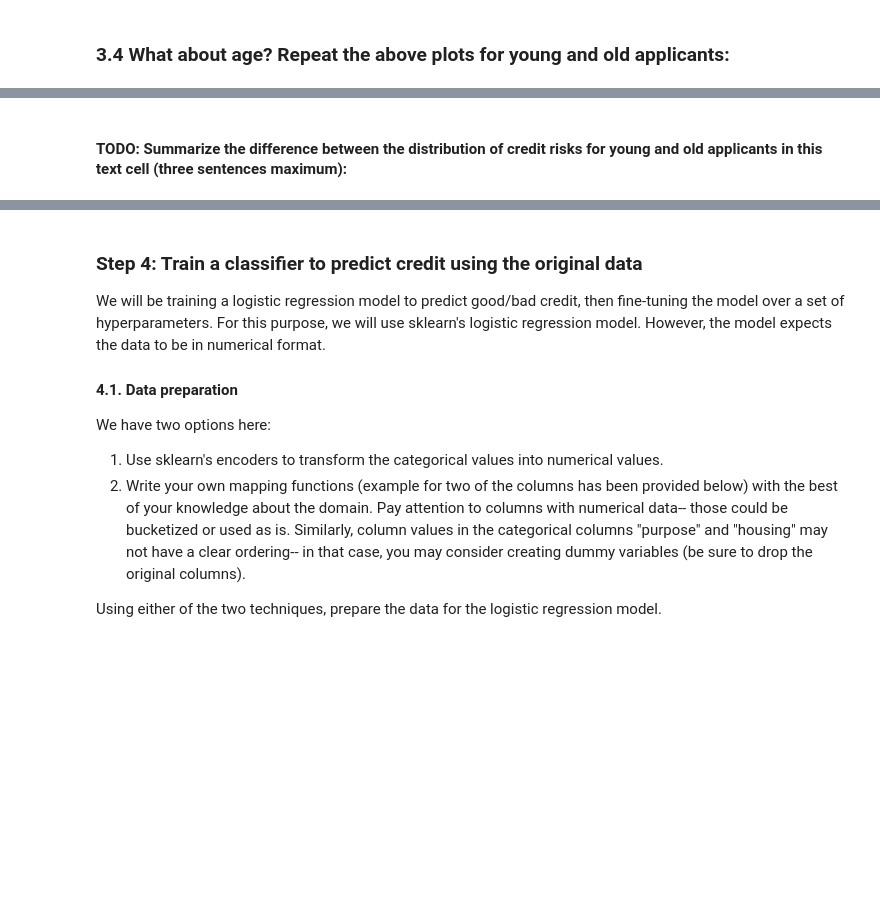
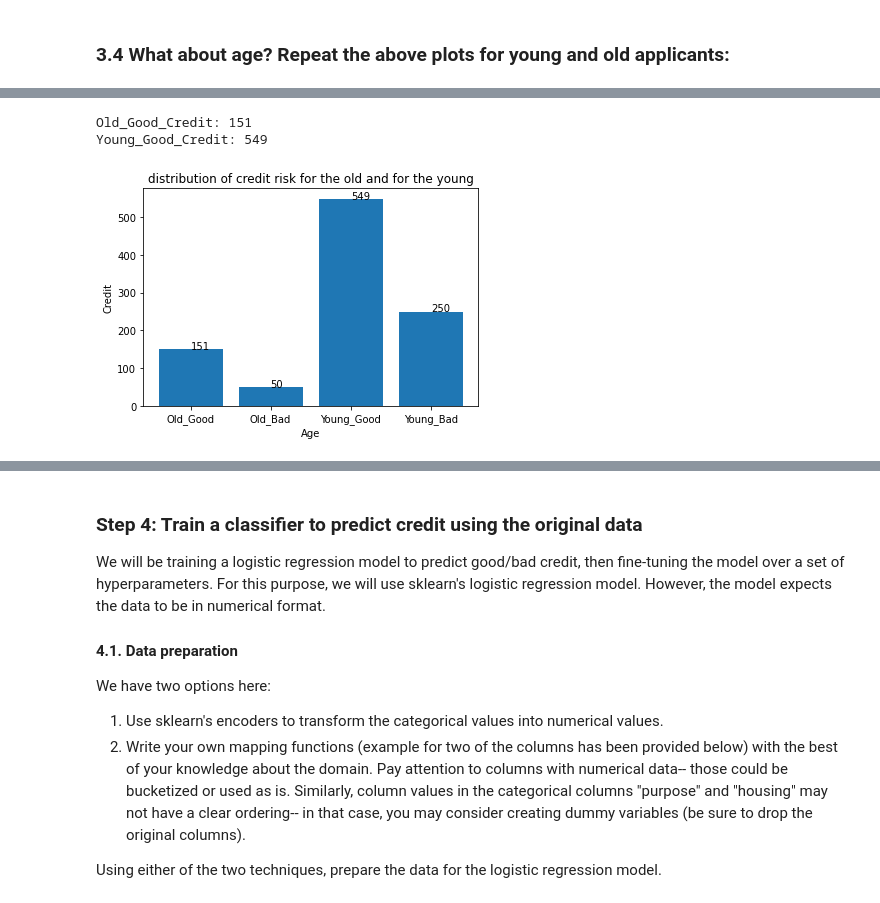
Before and after one commit to YHWOO13/PURDUE-2024-SPRING, a Jupyter notebook: CNIT581_RDM/Assignment1/assignment-1.ipynb, the cells around one changed output, grey strips where cells are left out. Saved outputs shown, nothing was run; the diff lists cells and outputs as text; code cells hidden in the pictures; blank space fills up the shorter version.

```diff
--- a/CNIT581_RDM/Assignment1/assignment-1.ipynb
+++ b/CNIT581_RDM/Assignment1/assignment-1.ipynb
@@ -275,2 +269,27 @@ array([<AxesSubplot:title={'center':'old'}, ylabel='Frequency'>,
-# %% [markdown]
-#### **TODO: Summarize the difference between the distribution of credit risks for young and old applicants in this text cell (three sentences maximum):**
+# %%
+# write code to plot credit risk for young and old applicants in this code cell
+# 1 = Good, 2 = Bad
+print("Old_Good_Credit:", len(data_df[(data_df['age']=='old') & (data_df['credit']==1)]))
+print("Young_Good_Credit:", len(data_df[(data_df['age']=='young') & (data_df['credit']==1)]))
+# making the bar chart on the data
+columns = ["Old_Good", "Old_Bad","Young_Good", "Young_Bad"]
+value = [151,201-151,549,799-549]
+plt.bar(columns, value)
+
+# calling the function to add value labels
+def addlabels(columns, value):
+    for i in range(len(columns)):
+        plt.text(i,value[i],value[i])
+
+addlabels(columns, value)
+
+plt.title("distribution of credit risk for the old and for the young")
+
+plt.xlabel("Age")
+plt.ylabel("Credit")
+
+plt.show()
+# %% [output]
+Old_Good_Credit: 151
+Young_Good_Credit: 549
+[figure, added]
```
Also changed, not shown: parts of 35 cells of this notebook, 1 other file.
